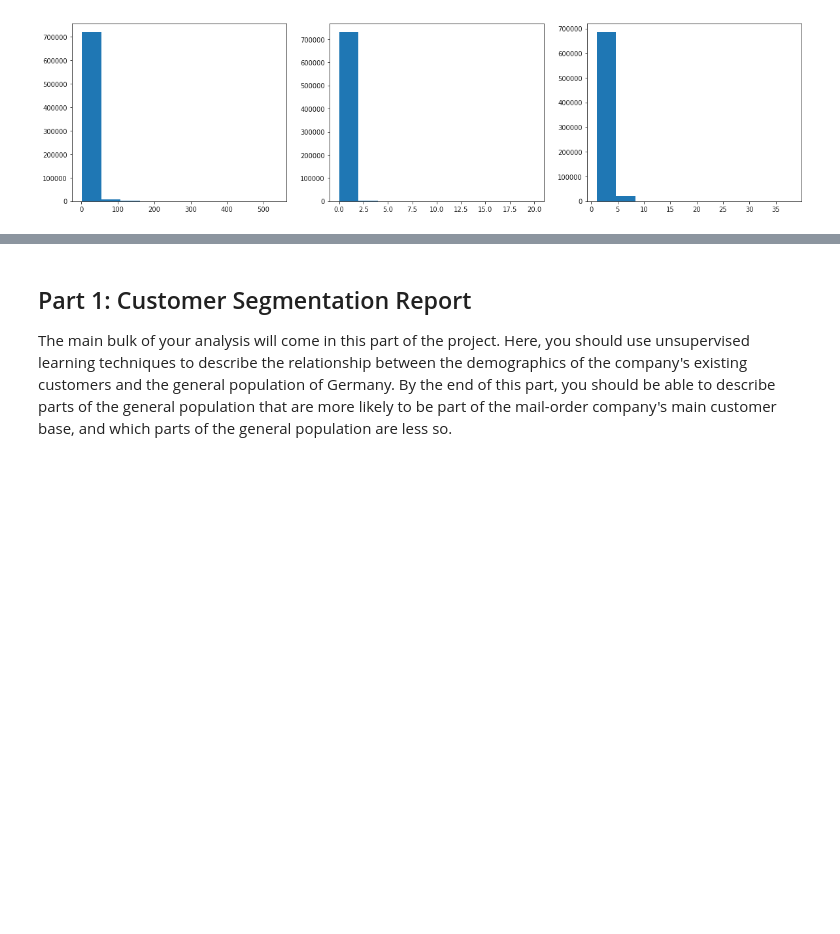
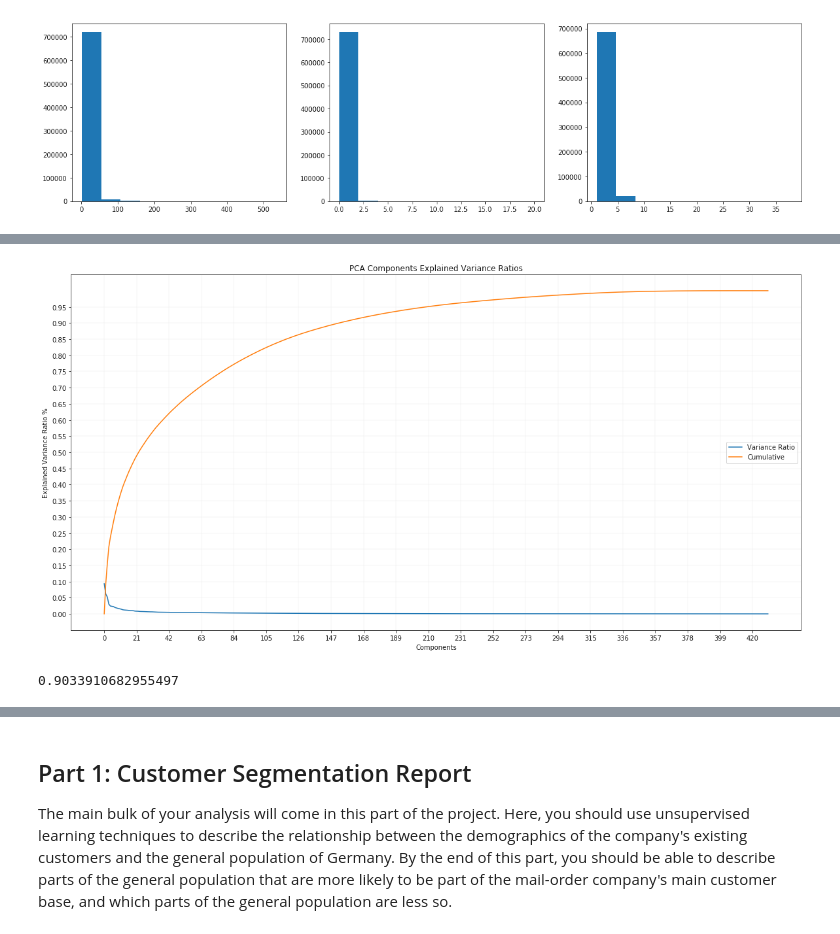
Before and after one commit to santamm/Customer-Segmentation, a Jupyter notebook: Arvato Project Workbook.ipynb, the cells around one changed output, grey strips where cells are left out. Cells and saved outputs as stored; diff of their text form; code cells hidden in the pictures; blank space fills up the shorter version.

```diff
--- a/Arvato Project Workbook.ipynb
+++ b/Arvato Project Workbook.ipynb
@@ -603,0 +667,15 @@ imputer_4 = SimpleImputer(strategy='mean')
+# %%
+# Now we can apply Standard Scaling to all numerical and ordinal columns
+from sklearn.preprocessing import StandardScaler
+
+ordinal_features = np.intersect1d(azdias_info[azdias_info.Type=='Ordinal'].Attribute.values, azdias.columns.values)
+ordinal_features = np.concatenate((ordinal_features, ['GENERATION', 'WEALTH', 'FAMILY']))
+numeric_features = np.intersect1d(azdias_info[azdias_info.Type=='Numeric'].Attribute.values, azdias.columns.values)
+
+ordinal_features
+#l2 = set(ordinal_features).union(numeric_features).union(set(['WEALTH', 'FAMILY']))
+
+#features_to_scale = sorted(set(ze.columns) & set(l2), key = l1.index)
+features_to_scale = np.concatenate((ordinal_features, numeric_features))
+scaler=StandardScaler()
+azdias[features_to_scale] = scaler.fit_transform(azdias[features_to_scale])
@@ -603,0 +694,28 @@ imputer_4 = SimpleImputer(strategy='mean')
+# %%
+pca = PCA()
+pca.fit(azdias)
+azdias_pca = pca.transform(azdias)
+# %%
+def show_pca(pca):
+    cumulative_ratios=np.zeros(len(pca.explained_variance_ratio_))
+    for i in range(len(pca.explained_variance_ratio_)):
+        cumulative_ratios[i]=np.sum(pca.explained_variance_ratio_[:i])
+    plt.figure(figsize=(20,10))
+    plt.plot(pca.explained_variance_ratio_)
+    plt.plot(cumulative_ratios)
+    plt.xlabel("Components")
+    plt.ylabel("Explained Variance Ratio %")
+    plt.title("PCA Components Explained Variance Ratios")
+    plt.yticks(np.arange(0, 1, step=0.05))
+    plt.xticks(np.arange(0, len(pca.explained_variance_ratio_)+2, step= (len(pca.explained_variance_ratio_) // 20)))
+    plt.grid(linewidth=0.1)
+    plt.legend(['Variance Ratio', 'Cumulative'], loc='center right')
+
+show_pca(pca)
+# %% [output]
+[figure, added]
+# %%
+
+np.sum(pca.explained_variance_ratio_[:155])
+# %% [output]
+0.9033910682955497
```
Also changed, not shown: parts of 35 cells of this notebook.
